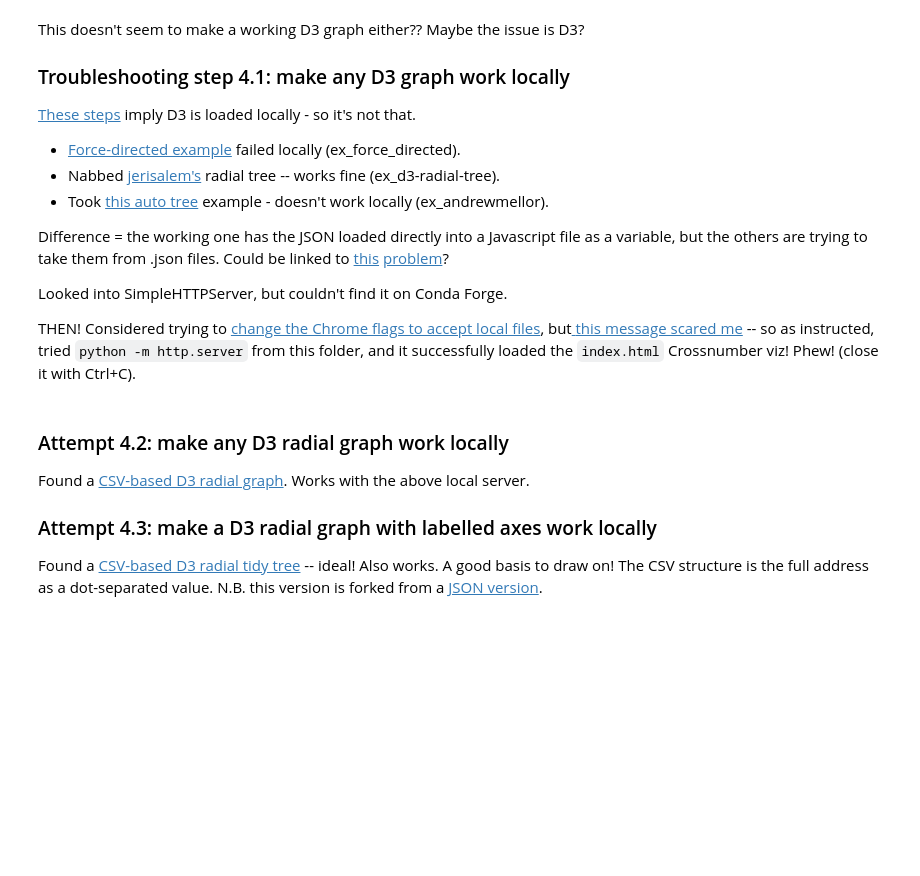
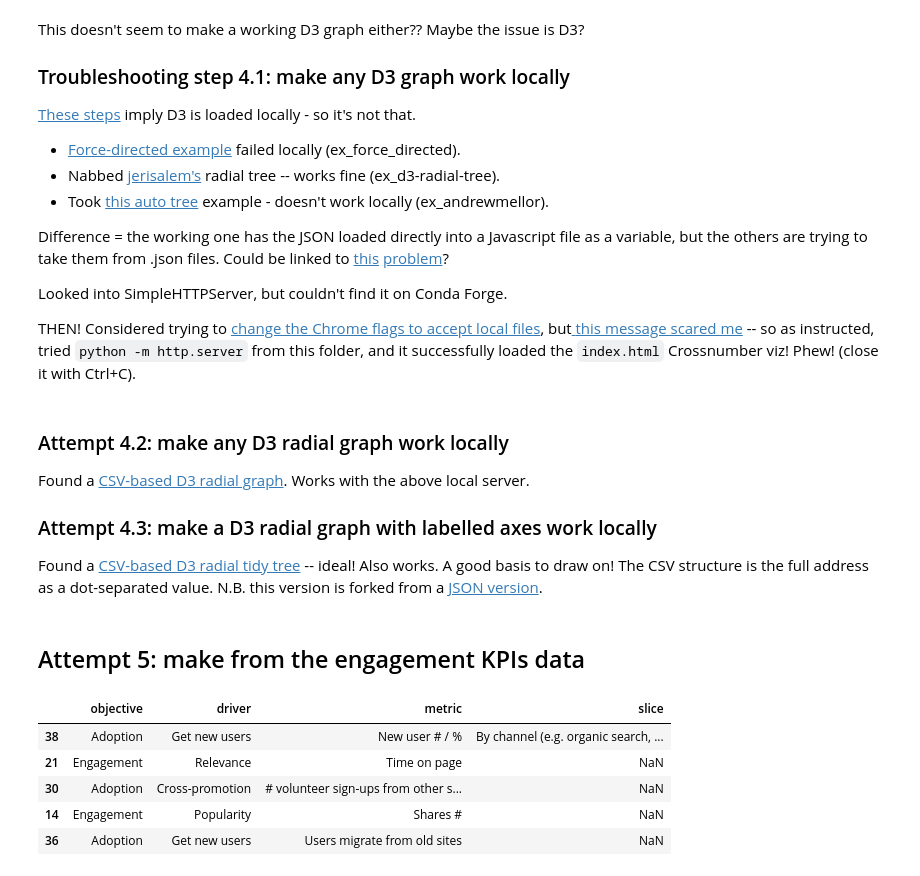
Before and after one commit to SWannell/engagement-kpi-mapping, a Jupyter notebook: TreeViz.ipynb, the cells around one changed output. Cells and saved outputs as stored; diff of their text form; code cells hidden in the pictures; blank space fills up the shorter version.

```diff
--- a/TreeViz.ipynb
+++ b/TreeViz.ipynb
@@ -300,3 +301,17 @@ Found a [CSV-based D3 radial graph](https://bl.ocks.org/denjn5/4cc1a43f41efdc0ae
 ### Attempt 4.3: make a D3 radial graph with labelled axes work locally
 
 Found a [CSV-based D3 radial tidy tree](https://blockbuilder.org/FrissAnalytics/974dc299c5bc79cc5fd7ee9fa1b0b366) -- ideal! Also works. A good basis to draw on! The CSV structure is the full address as a dot-separated value. N.B. this version is forked from a [JSON version](https://observablehq.com/@d3/radial-tidy-tree).
+# %% [markdown]
+## Attempt 5: make from the engagement KPIs data
+# %%
+eng = pd.read_csv('RawData\\KPI workshop write-up_Engagement - Sheet1.csv')
+eng.columns = ['objective', 'driver', 'metric', 'slice', 'colour']
+eng.drop('colour', axis=1, inplace=True)
+eng.sample(5)
+# %% [output]
+|  | objective | driver | metric | slice |
+| 38 | Adoption | Get new users | New user # / % | By channel (e.g. organic search, ... |
+| 21 | Engagement | Relevance | Time on page | NaN |
+| 30 | Adoption | Cross-promotion | # volunteer sign-ups from other s... | NaN |
+| 14 | Engagement | Popularity | Shares # | NaN |
+| 36 | Adoption | Get new users | Users migrate from old sites | NaN |
```
Also changed, not shown: parts of 3 cells of this notebook, 3 other files.
